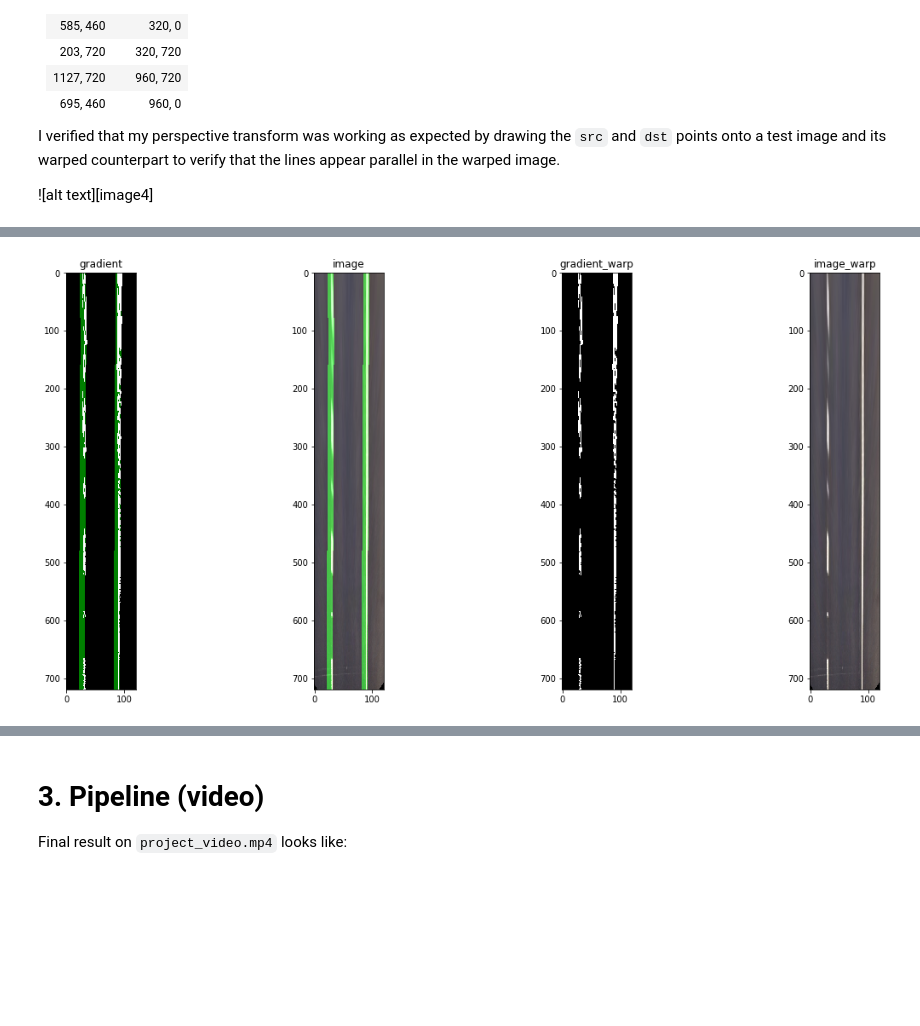
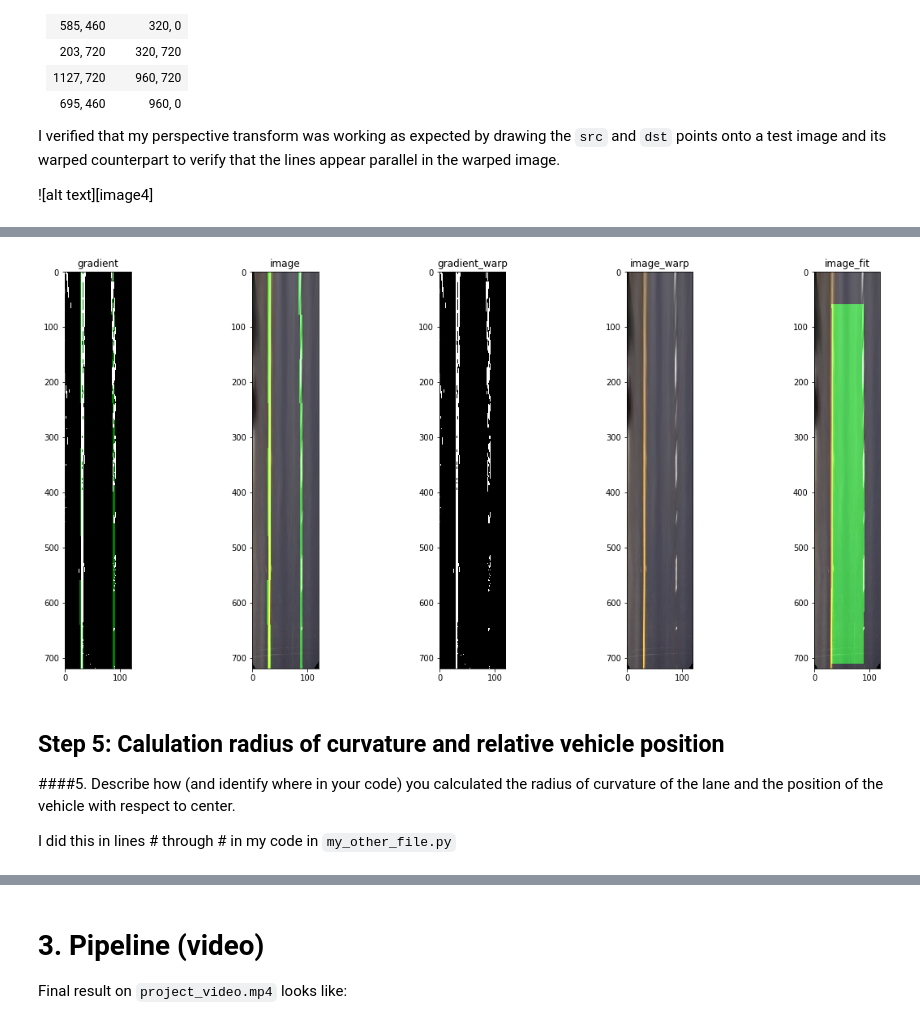
Before and after one commit to tw00/CarND-Advanced-Lane-Lines, a Jupyter notebook: writeup_tw.ipynb, the cells around one changed output, grey strips where cells are left out. Saved outputs shown, nothing was run; the diff lists cells and outputs as text; code cells hidden in the pictures; blank space fills up the shorter version.

```diff
--- a/writeup_tw.ipynb
+++ b/writeup_tw.ipynb
@@ -157,13 +158,12 @@ I verified that my perspective transform was working as expected by drawing the
 
 ![alt text][image4]
 # %%
-#importlib.reload(lib.camera)
-#from lib.camera import Camera
 cam = Camera()
 cam.load_calibration()
 
 # Load image and warp
-image = cv2.imread('test_images/straight_lines2.jpg')
+image = cv2.imread('test_images/straight_lines1.jpg')
+#image = cv2.imread('test_images/test7.jpg')
 image = cv2.cvtColor(image, cv2.COLOR_BGR2RGB)
 image_warp = cam.warp_birdeye(image)
 
@@ -189,13 +198,22 @@ from lib.lane_line import LaneLine
 # %%
+# Run full pipeline
 ld = LaneDetector()
-_, window_centroids, images = ld.pipeline(cam, ImageFilter, image)
+images = ld.pipeline(cam, ImageFilter, image)
 
 # Display the final results
-f, (ax1, ax2, ax3, ax4) = plt.subplots(1, 4, figsize=(20, 9))
+f, (ax1, ax2, ax3, ax4, ax5) = plt.subplots(1, 5, figsize=(20, 9))
 ax1.imshow(images['gradient']);                  ax1.set_title('gradient')
 ax2.imshow(images['image']);                     ax2.set_title('image')
 ax3.imshow(images['gradient_warp'],cmap='gray'); ax3.set_title('gradient_warp')
 ax4.imshow(images['image_warp']);                ax4.set_title('image_warp')
+ax5.imshow(images['image_fit']);                 ax5.set_title('image_fit')
 plt.show()
 # %% [output]
-[figure, old version]
+[figure, new version]
+# %% [markdown]
+## Step 5: Calulation radius of curvature and relative vehicle position
+
+
+####5. Describe how (and identify where in your code) you calculated the radius of curvature of the lane and the position of the vehicle with respect to center.
+
+I did this in lines # through # in my code in `my_other_file.py`
```
Also changed, not shown: parts of 12 cells of this notebook, 16 other files.
